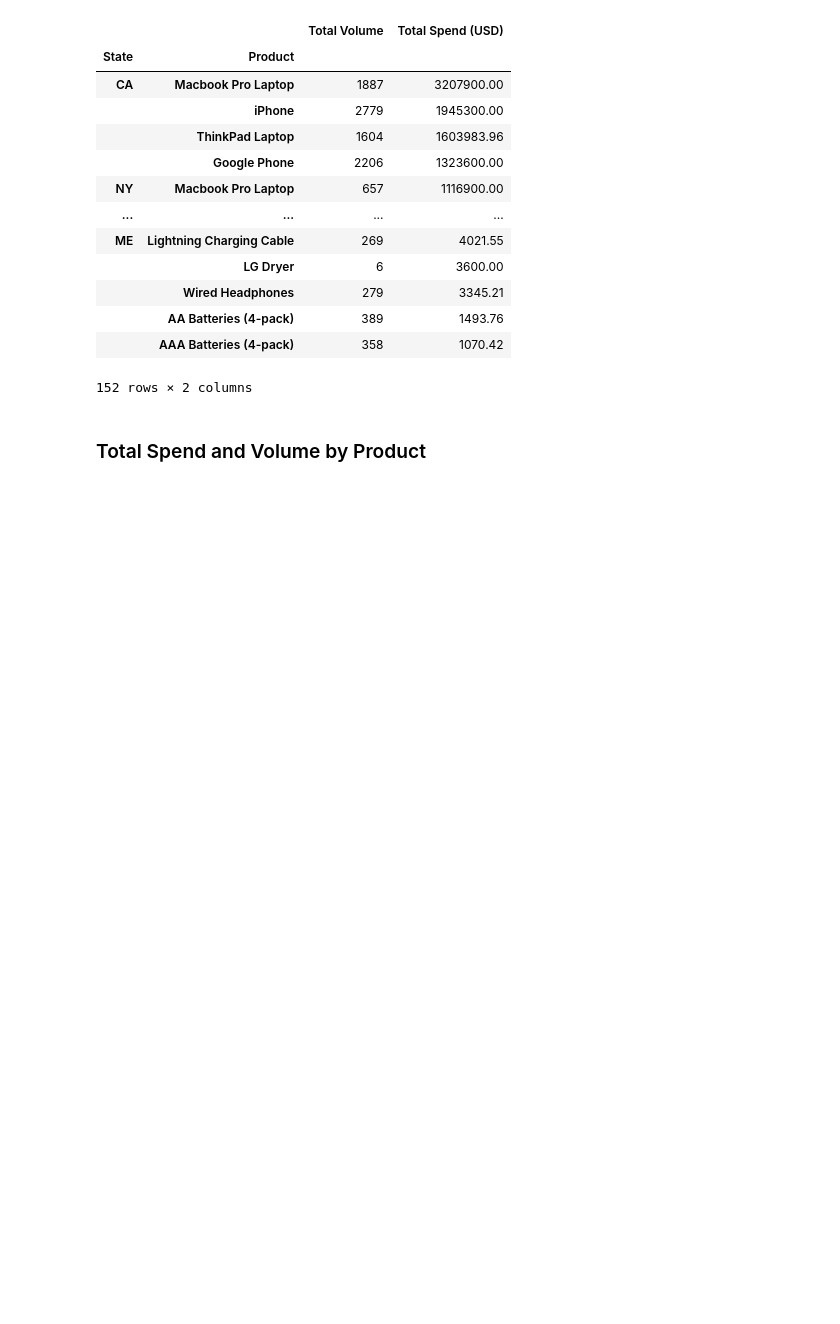
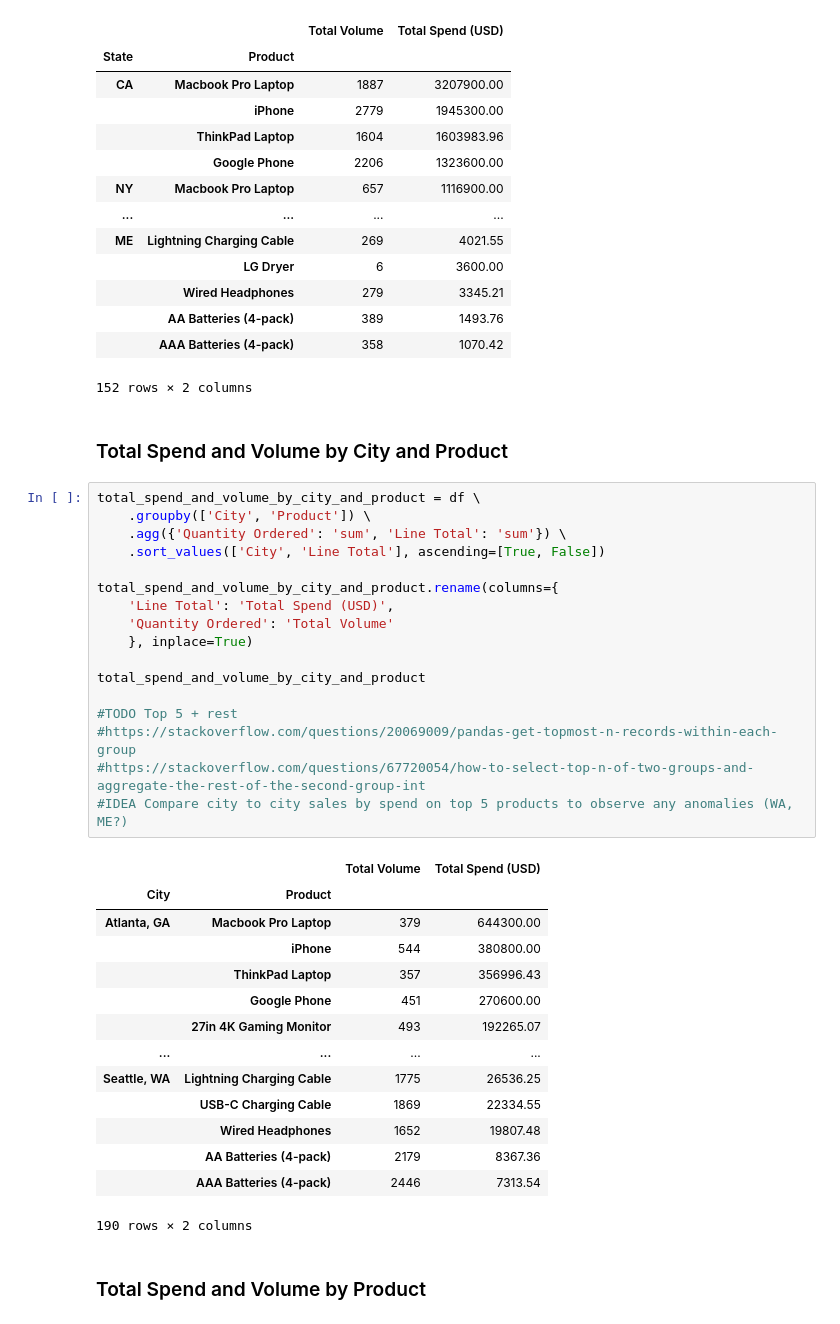
Before and after one commit to julrichkieffer/portfolio-data-science, a Jupyter notebook: 01 2019-sales/analysis.ipynb, the cells around one changed output. Drawn from its saved outputs; the diff is of its cells as text; blank space fills up the shorter version.

Commit message:
WIP Further analysis ideas - last mile

```diff
--- a/01 2019-sales/analysis.ipynb
+++ b/01 2019-sales/analysis.ipynb
@@ -515,6 +507,40 @@ total_spend_and_volume_by_state_and_product
 |  | AA Batteries (4-pack) | 389 | 1493.76 |
 |  | AAA Batteries (4-pack) | 358 | 1070.42 |
 152 rows × 2 columns
+# %% [markdown]
+### Total Spend and Volume by City and Product
+# %%
+total_spend_and_volume_by_city_and_product = df \
+    .groupby(['City', 'Product']) \
+    .agg({'Quantity Ordered': 'sum', 'Line Total': 'sum'}) \
+    .sort_values(['City', 'Line Total'], ascending=[True, False])
+
+total_spend_and_volume_by_city_and_product.rename(columns={
+    'Line Total': 'Total Spend (USD)',
+    'Quantity Ordered': 'Total Volume'
+    }, inplace=True)
+
+total_spend_and_volume_by_city_and_product
+
+#TODO Top 5 + rest
+#https://stackoverflow.com/questions/20069009/pandas-get-topmost-n-records-within-each-group
+#https://stackoverflow.com/questions/67720054/how-to-select-top-n-of-two-groups-and-aggregate-the-rest-of-the-second-group-int
+#IDEA Compare city to city sales by spend on top 5 products to observe any anomalies (WA, ME?)
+# %% [output]
+|  |  | Total Volume | Total Spend (USD) |
+| City | Product |  |  |
+| Atlanta, GA | Macbook Pro Laptop | 379 | 644300.00 |
+|  | iPhone | 544 | 380800.00 |
+|  | ThinkPad Laptop | 357 | 356996.43 |
+|  | Google Phone | 451 | 270600.00 |
+|  | 27in 4K Gaming Monitor | 493 | 192265.07 |
+| ... | ... | ... | ... |
+| Seattle, WA | Lightning Charging Cable | 1775 | 26536.25 |
+|  | USB-C Charging Cable | 1869 | 22334.55 |
+|  | Wired Headphones | 1652 | 19807.48 |
+|  | AA Batteries (4-pack) | 2179 | 8367.36 |
+|  | AAA Batteries (4-pack) | 2446 | 7313.54 |
+190 rows × 2 columns
 # %% [markdown]
 ### Total Spend and Volume by Product
 # %%
```
Also changed, not shown: parts of 13 cells of this notebook.
